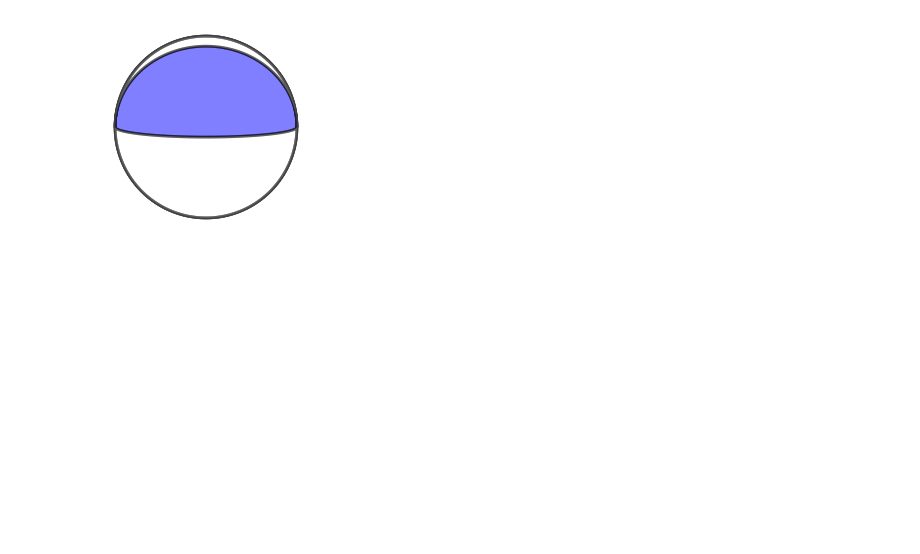
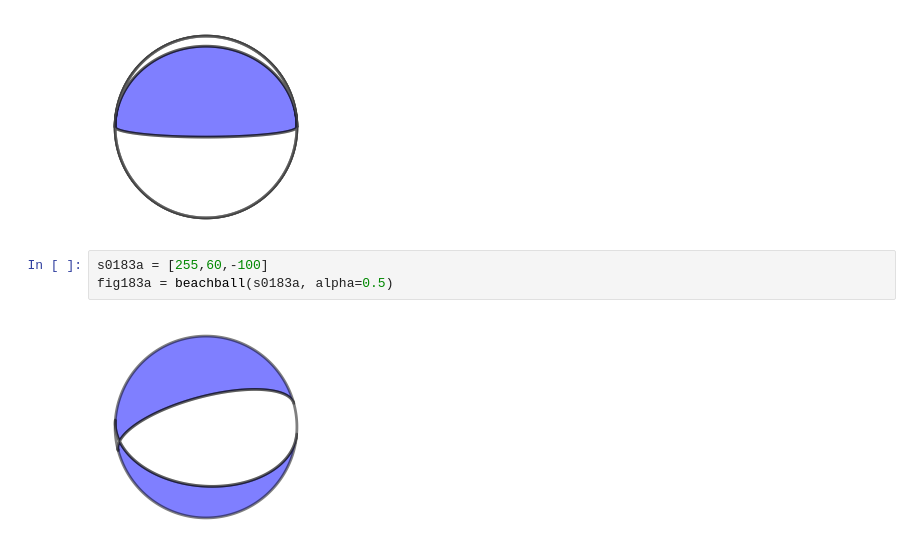
Before and after one commit to maddysita-17/Sita_Marsquakes2020, a Jupyter notebook: script_notebooks/fault_bballplots.ipynb, the cells around one changed output. Cells and saved outputs as stored; diff of their text form; blank space fills up the shorter version.

```diff
--- a/script_notebooks/fault_bballplots.ipynb
+++ b/script_notebooks/fault_bballplots.ipynb
@@ -66,3 +66,8 @@ fig325ab = beachball(s0325ab, alpha=0.5)
 mt325ab = getmt(s0325ab)
 # %% [output]
 [figure]
+# %%
+s0183a = [255,60,-100]
+fig183a = beachball(s0183a, alpha=0.5)
+# %% [output]
+[figure, added]
```
Also changed, not shown: 15 other files.
